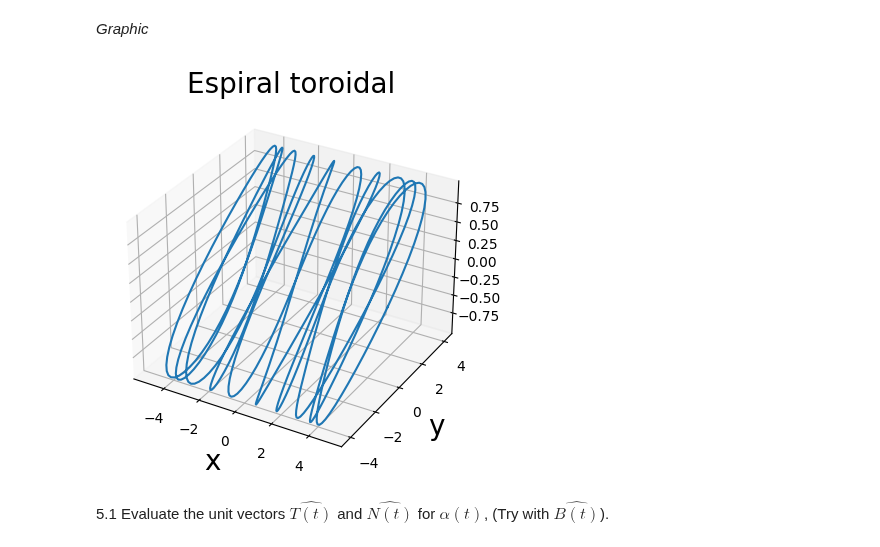
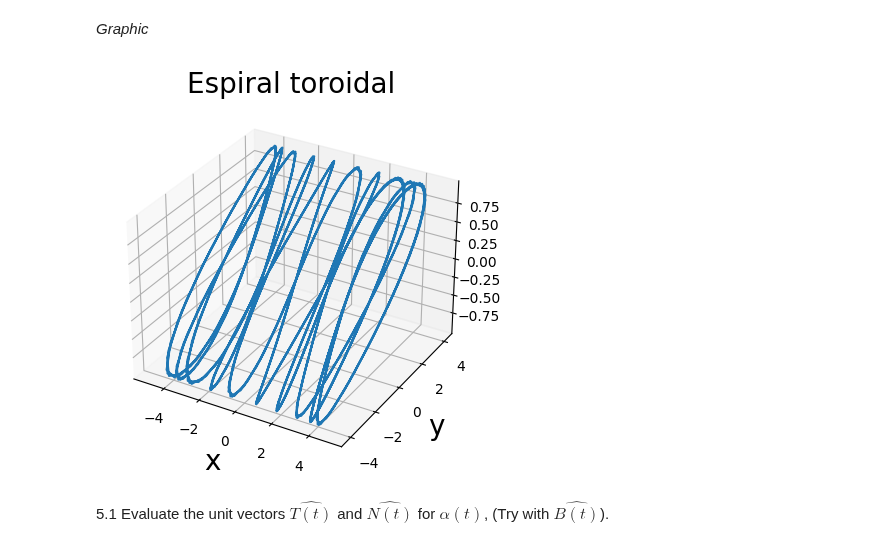
Before and after one commit to DayaVale/Geometria_Computacional, a Jupyter notebook: Homework3/Homework3.ipynb, the cells around one changed output. Saved outputs shown, nothing was run; the diff lists cells and outputs as text; code cells hidden in the pictures.

```diff
--- a/Homework3/Homework3.ipynb
+++ b/Homework3/Homework3.ipynb
@@ -277,23 +590,23 @@ norma alpha =  sqrt((a + cos(s*w))**2*sin(s*w)**2 + (a + cos(s*w))**2*cos(s)**2
 # %% [markdown]
 *Graphic*
 # %%
-t = np.linspace(0,2*np.pi,500)
+t = np.linspace(0,20,500)
 X = lambdify(s,x.subs(a,4).subs(w,10))(t)
 Y = lambdify(s,y.subs(a,4).subs(w,10))(t)
 Z = lambdify(s,z.subs(w,10))(t)
 
 fig = plt.figure()
 ax = fig.add_subplot(111,projection="3d")
 
 ax.set_title("Espiral toroidal", size=20)
 ax.plot(X,Y,Z)
 
 ax.set_xlabel("x", size = 20)
 ax.set_ylabel("y", size = 20)
 
 plt.show()
 # %% [output]
-[figure, old version]
+[figure, new version]
 # %% [markdown]
 5.1 Evaluate the unit vectors $\hat{T(t)}$ and $\hat{N(t)}$ for $\alpha(t)$, (Try with $\hat{B(t)}$).
 # %%
```
Also changed, not shown: parts of 16 cells of this notebook.
